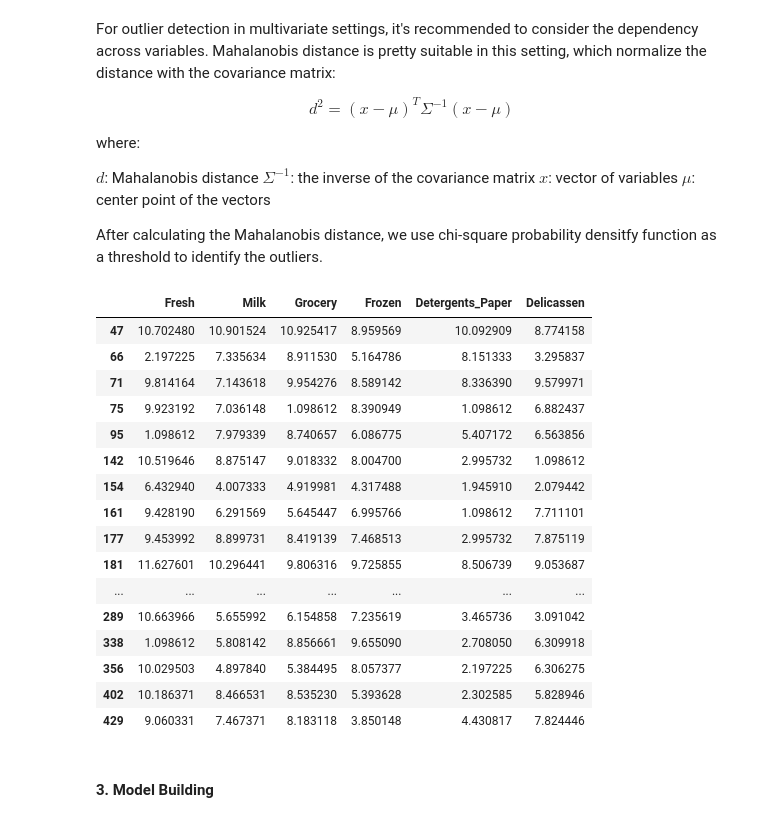
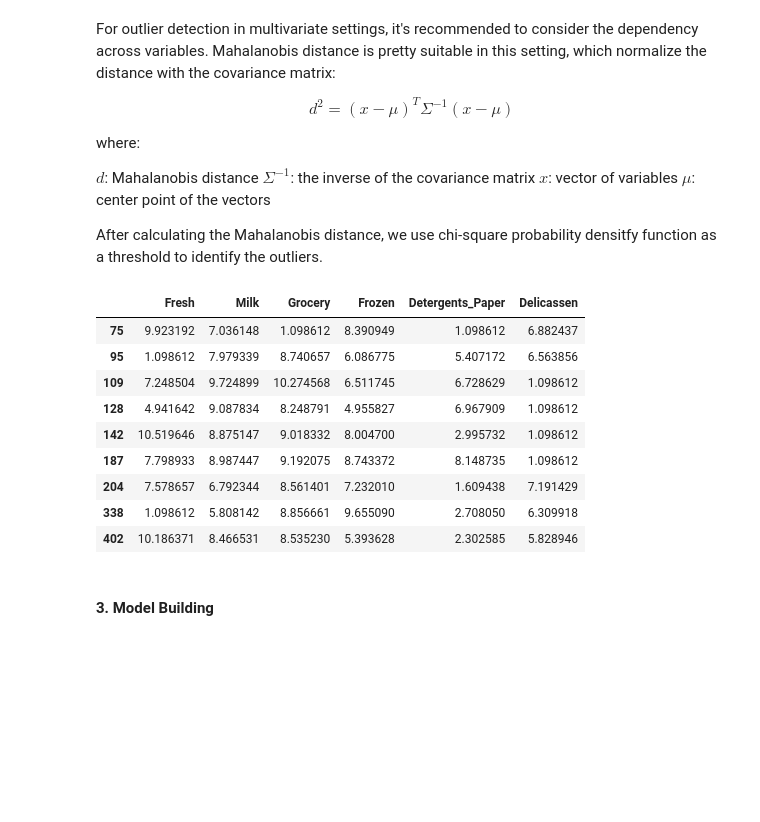
Before and after one commit to stzp777/csca-5632-unsupervised-learning, a Jupyter notebook: wholesale-customers-segmentation.ipynb, the cells around one changed output. Cells and saved outputs as stored; diff of their text form; code cells hidden in the pictures; blank space fills up the shorter version.

```diff
--- a/wholesale-customers-segmentation.ipynb
+++ b/wholesale-customers-segmentation.ipynb
@@ -145,33 +145,26 @@ def mahalanobis_outlier(df):
 # outlier_mask = (outlier_labels == -1)
 # log_data.iloc[outlier_mask]
 # %%
-from sklearn.neighbors import LocalOutlierFactor
-
-lof = LocalOutlierFactor(n_neighbors=20, contamination=0.05)
-outlier_labels = lof.fit_predict(log_data)
-outlier_mask = (outlier_labels == -1)
-log_data.iloc[outlier_mask]
+# from sklearn.neighbors import LocalOutlierFactor
+#
+# lof = LocalOutlierFactor(n_neighbors=20, contamination=0.05)
+# outlier_labels = lof.fit_predict(log_data)
+# outlier_mask = (outlier_labels == -1)
+# log_data.iloc[outlier_mask]
-# %% [output]
-|  | Fresh | Milk | Grocery | Frozen | Detergents_Paper | Delicassen |
-| 47 | 10.702480 | 10.901524 | 10.925417 | 8.959569 | 10.092909 | 8.774158 |
-| 66 | 2.197225 | 7.335634 | 8.911530 | 5.164786 | 8.151333 | 3.295837 |
-| 71 | 9.814164 | 7.143618 | 9.954276 | 8.589142 | 8.336390 | 9.579971 |
-| 75 | 9.923192 | 7.036148 | 1.098612 | 8.390949 | 1.098612 | 6.882437 |
-| 95 | 1.098612 | 7.979339 | 8.740657 | 6.086775 | 5.407172 | 6.563856 |
-| 142 | 10.519646 | 8.875147 | 9.018332 | 8.004700 | 2.995732 | 1.098612 |
-| 154 | 6.432940 | 4.007333 | 4.919981 | 4.317488 | 1.945910 | 2.079442 |
-| 161 | 9.428190 | 6.291569 | 5.645447 | 6.995766 | 1.098612 | 7.711101 |
-| 177 | 9.453992 | 8.899731 | 8.419139 | 7.468513 | 2.995732 | 7.875119 |
-| 181 | 11.627601 | 10.296441 | 9.806316 | 9.725855 | 8.506739 | 9.053687 |
-| ... | ... | ... | ... | ... | ... | ... |
-| 289 | 10.663966 | 5.655992 | 6.154858 | 7.235619 | 3.465736 | 3.091042 |
-| 338 | 1.098612 | 5.808142 | 8.856661 | 9.655090 | 2.708050 | 6.309918 |
-| 356 | 10.029503 | 4.897840 | 5.384495 | 8.057377 | 2.197225 | 6.306275 |
-| 402 | 10.186371 | 8.466531 | 8.535230 | 5.393628 | 2.302585 | 5.828946 |
-| 429 | 9.060331 | 7.467371 | 8.183118 | 3.850148 | 4.430817 | 7.824446 |
 # %%
-# outlier_mask = mahalanobis_outlier(log_data)
-# log_data.iloc[outlier_mask]
+outlier_mask = mahalanobis_outlier(log_data)
+log_data.iloc[outlier_mask]
+# %% [output]
+|  | Fresh | Milk | Grocery | Frozen | Detergents_Paper | Delicassen |
+| 75 | 9.923192 | 7.036148 | 1.098612 | 8.390949 | 1.098612 | 6.882437 |
+| 95 | 1.098612 | 7.979339 | 8.740657 | 6.086775 | 5.407172 | 6.563856 |
+| 109 | 7.248504 | 9.724899 | 10.274568 | 6.511745 | 6.728629 | 1.098612 |
+| 128 | 4.941642 | 9.087834 | 8.248791 | 4.955827 | 6.967909 | 1.098612 |
+| 142 | 10.519646 | 8.875147 | 9.018332 | 8.004700 | 2.995732 | 1.098612 |
+| 187 | 7.798933 | 8.987447 | 9.192075 | 8.743372 | 8.148735 | 1.098612 |
+| 204 | 7.578657 | 6.792344 | 8.561401 | 7.232010 | 1.609438 | 7.191429 |
+| 338 | 1.098612 | 5.808142 | 8.856661 | 9.655090 | 2.708050 | 6.309918 |
+| 402 | 10.186371 | 8.466531 | 8.535230 | 5.393628 | 2.302585 | 5.828946 |
 # %%
 # print(f"Data points considered outliers for the feature in index: '{list(outlier_mask)}'")
 clean_data = log_data.drop(log_data.index[outlier_mask])
```
Also changed, not shown: parts of 5 cells of this notebook.
